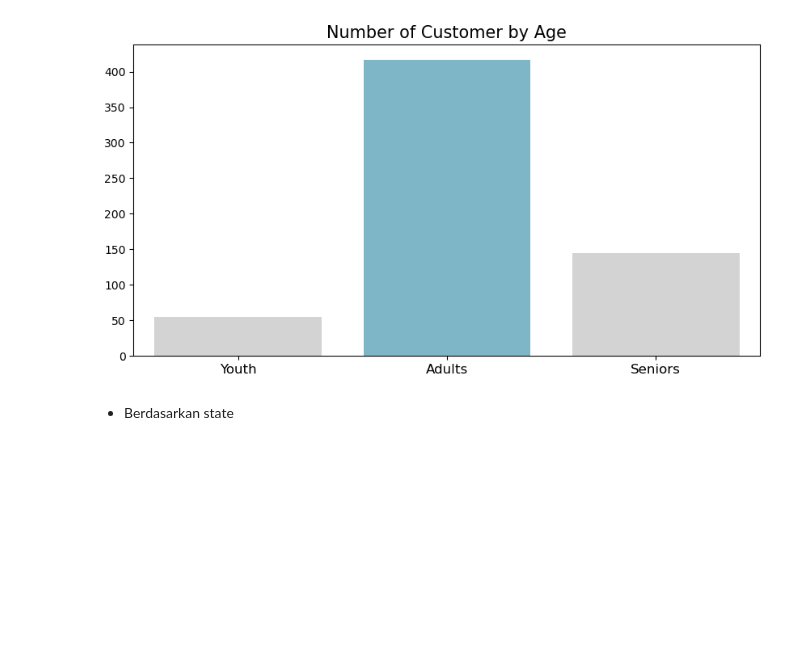
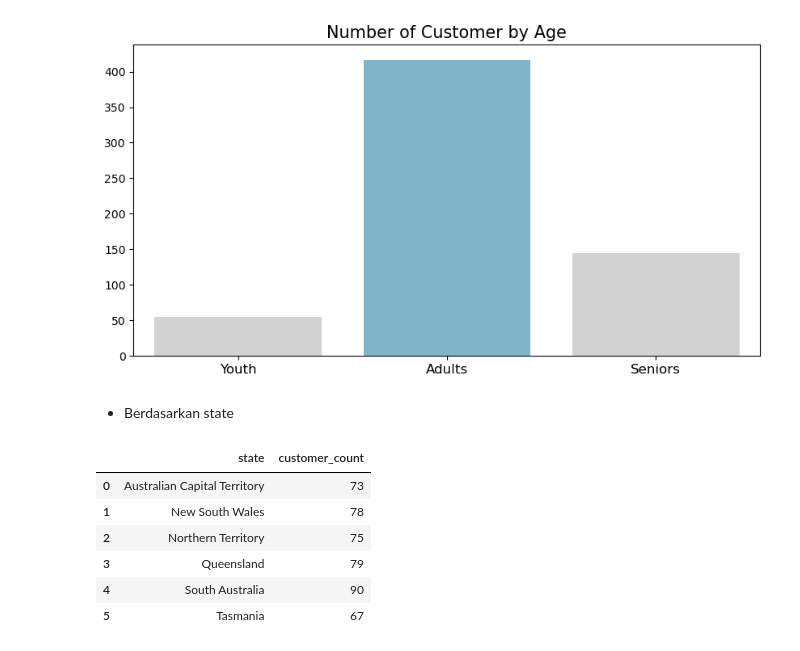
Before and after one commit to Edy-Mochamad/project-product_sales, a Jupyter notebook: notebook.ipynb, the cells around one changed output. Saved outputs shown, nothing was run; the diff lists cells and outputs as text; code cells hidden in the pictures; blank space fills up the shorter version.

```diff
--- a/notebook.ipynb
+++ b/notebook.ipynb
@@ -1054,3 +1054,18 @@ plt.show()
 [figure]
 # %% [markdown]
 - Berdasarkan state
+# %%
+bystate_df = all_df.groupby(by = 'state').customer_id.nunique().reset_index()
+bystate_df.rename(columns = {
+    'customer_id' : 'customer_count'
+}, inplace = True)
+
+bystate_df.head(6)
+# %% [output]
+|  | state | customer_count |
+| 0 | Australian Capital Territory | 73 |
+| 1 | New South Wales | 78 |
+| 2 | Northern Territory | 75 |
+| 3 | Queensland | 79 |
+| 4 | South Australia | 90 |
+| 5 | Tasmania | 67 |
```
Also changed, not shown: parts of 1 cell of this notebook.
